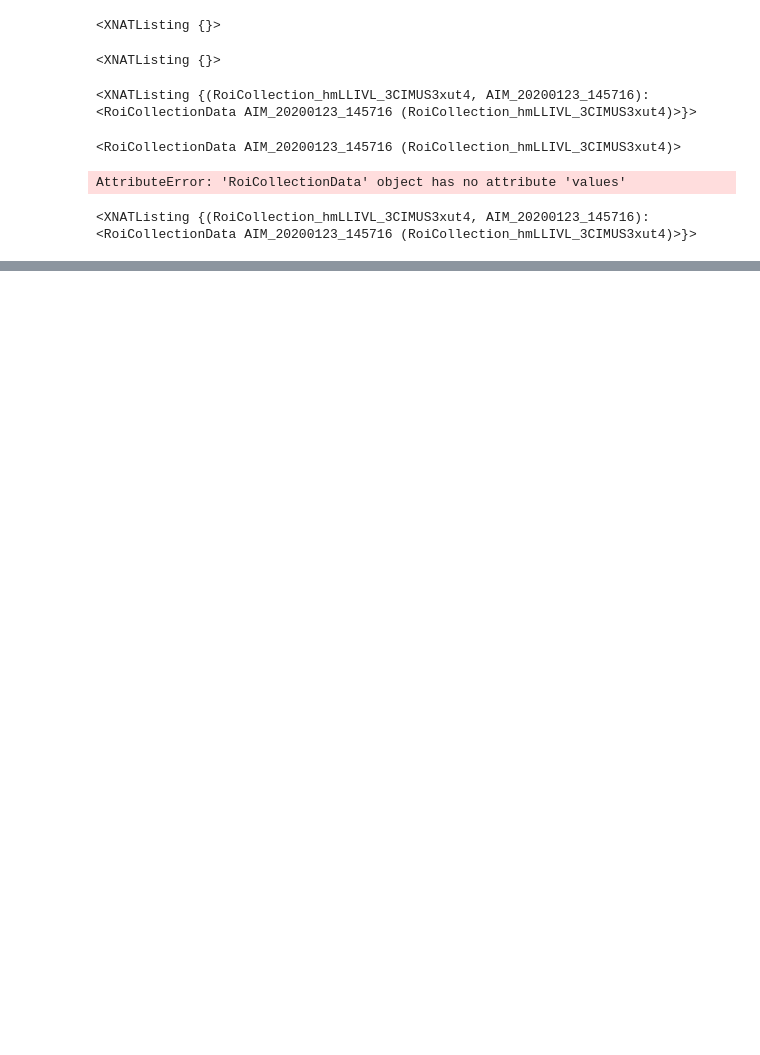
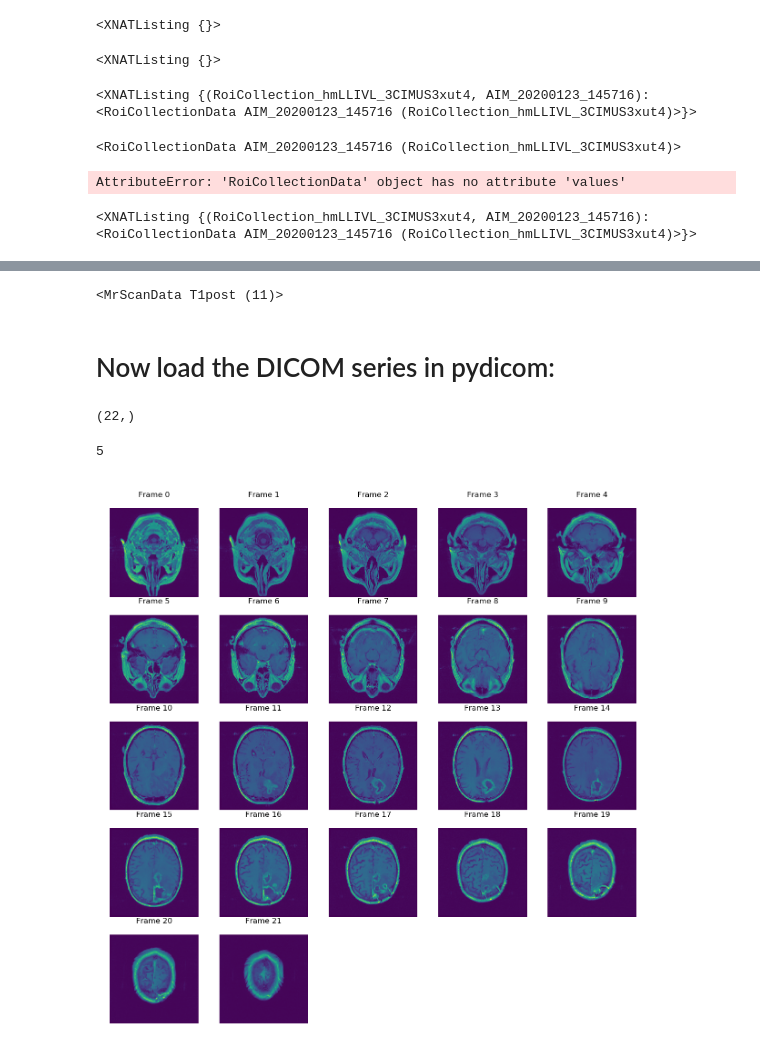
Before and after one commit to ncita-repository/WP1.3_multiple_modalities, a Jupyter notebook: trying stuff/trying out XNATpy.ipynb, the cells around one changed output, grey strips where cells are left out. Drawn from its saved outputs; the diff is of its cells as text; code cells hidden in the pictures; blank space fills up the shorter version.

```diff
--- a/trying stuff/trying out XNATpy.ipynb
+++ b/trying stuff/trying out XNATpy.ipynb
@@ -135,0 +265,60 @@ AttributeError: 'XNATListing' object has no attribute 'download_dir'
+# %%
+scans
+# %% [output]
+<MrScanData T1post (11)>
+# %% [markdown]
+# Now load the DICOM series in pydicom:
+# %%
+# The DICOM files were exported here:
+dicomsPath = r'C:\Users\ctorti\Documents\GitHub\WP1.3_multiple_modalities\trying stuff\XNAT downloads\BrainTumorProg\PGM-002\0\0\PGM-002_MR_1\scans\11-T1post\resources\DICOM\files'
+
+# And the ROI DICOM-RTStruct file was exported here:
+roiPath = r'C:\Users\ctorti\Documents\GitHub\WP1.3_multiple_modalities\trying stuff\XNAT downloads\BrainTumorProg\PGM-002\0\0\AIM_20200123_145716\out\resources\RTSTRUCT\files'
+
+# Load the DICOM series:
+#frames = explore_dicom_data.load_dicom(dicomsPath)
+
+# Reload explore_dicom_data.py since I added a new helper function called "load_dicoms_natsort":
+importlib.reload(explore_dicom_data)
+
+# Load the DICOM series using natsort:
+frames = explore_dicom_data.load_dicoms_natsort(dicomsPath)
+# %%
+np.shape(frames)
+# %% [output]
+(22,)
+# %%
+Nframes = len(frames)
+
+np.int8(np.round(np.sqrt(Nframes)))
+# %% [output]
+5
+# %%
+# Configure plot:
+
+# Set the title font:
+fontSize=4
+
+# Set the number of subplot rows and columns:
+rows = np.int8(np.round(np.sqrt(Nframes)))
+cols = np.int8(np.round(np.sqrt(Nframes)))
+
+plt.figure(figsize=(5,5), dpi=300);
+
+i = 0 # for subplot pos
+
+for f in range(Nframes):
+    # This frame:
+    frame = frames[f].pixel_array
+
+    # Plot:
+    i = i + 1
+    plt.subplot(rows,cols,i, aspect='equal')
+    plt.pcolormesh(frame);
+    plt.title(f'Frame {f}', size=fontSize);
+    plt.axis('off');
+
+
+#plt.savefig('{} {} - all frames.jpg'.format(seriesModality, seriesName), bbox_inches='tight')
+# %% [output]
+[figure, added]
```
Also changed, not shown: parts of 69 cells of this notebook, 49 other files.
